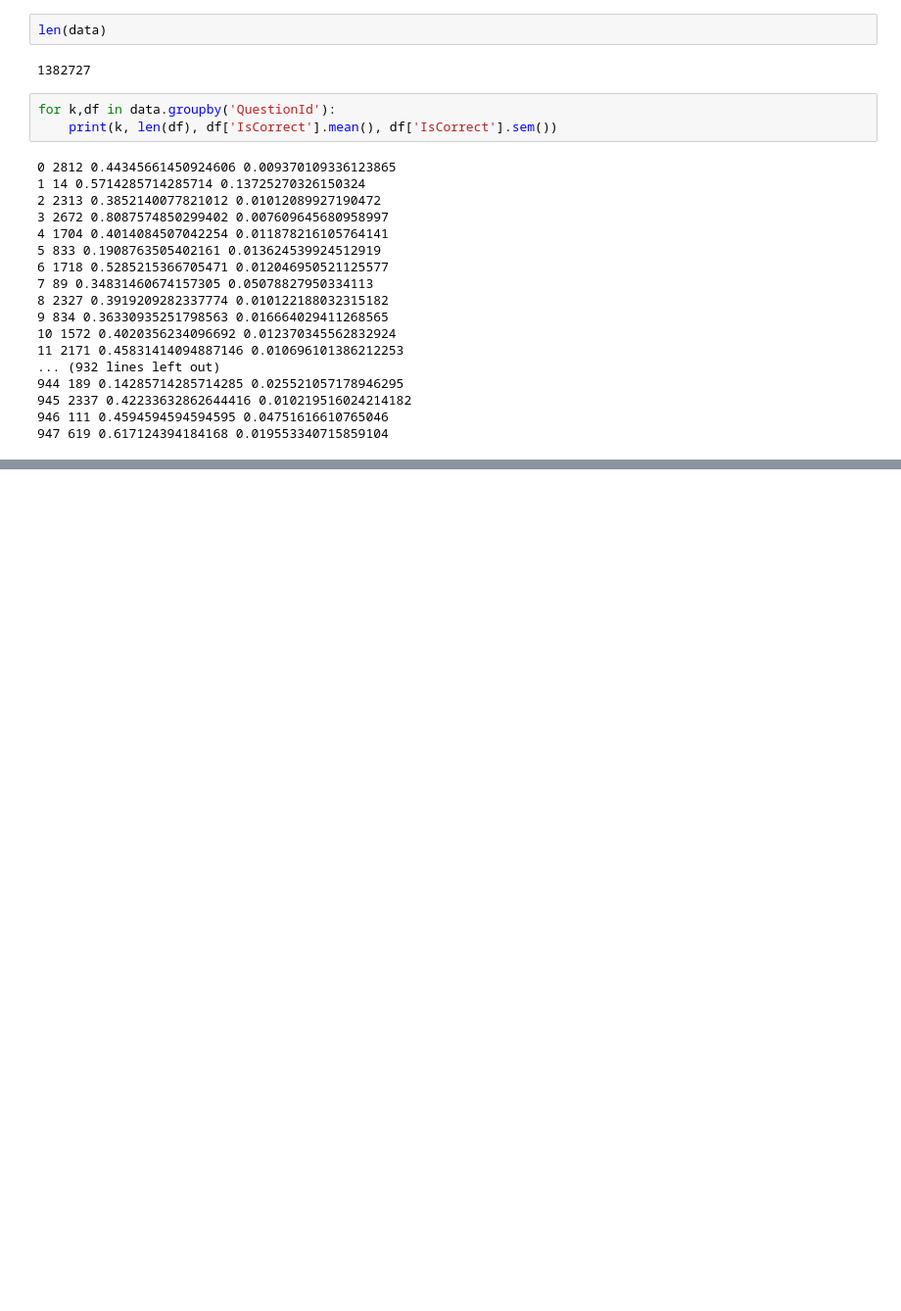
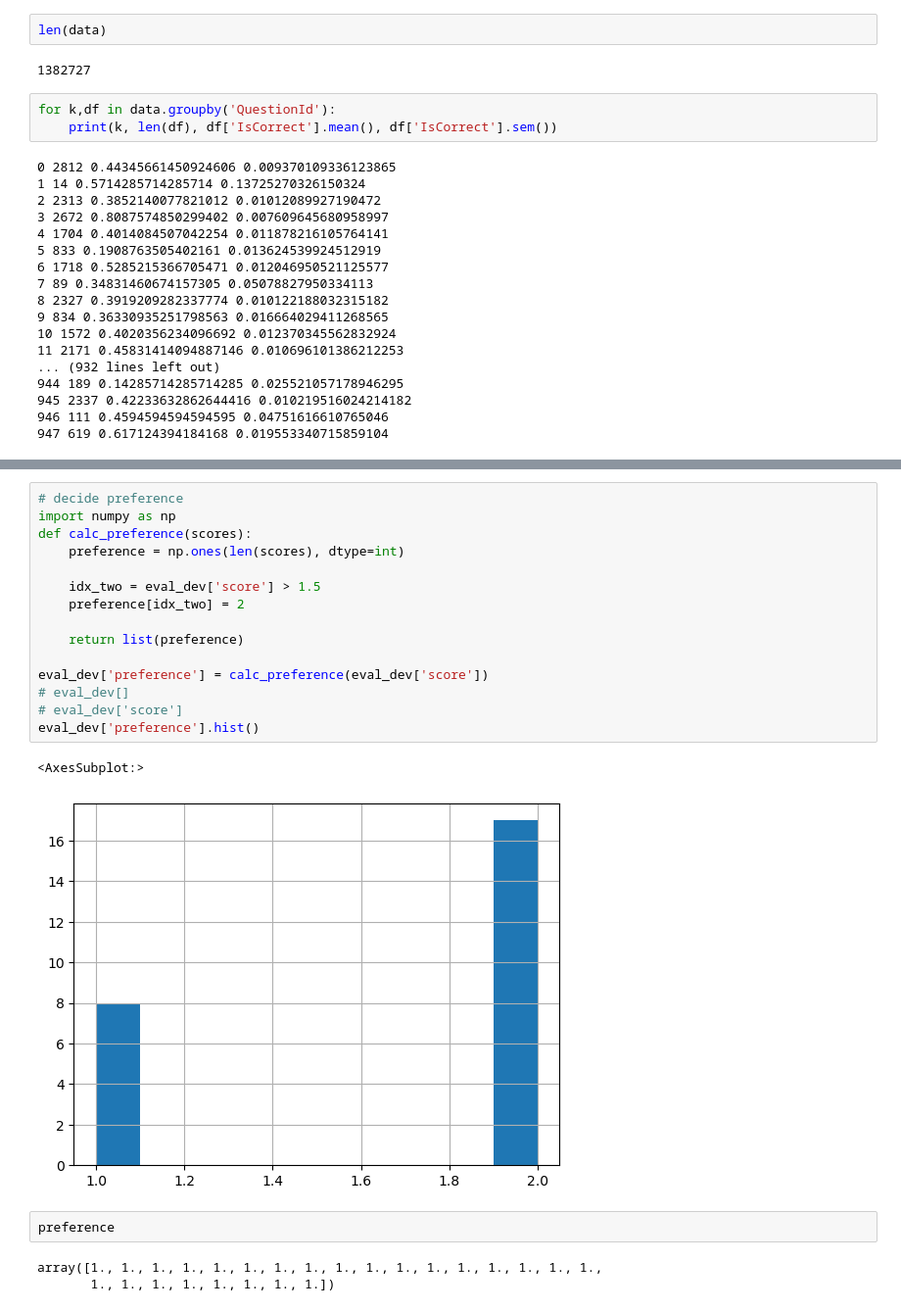
Before and after one commit to ssuai/question_quality_assessment, a Jupyter notebook: task3_eda.ipynb, the cells around one changed output, grey strips where cells are left out. Shown at 98% size. Saved outputs shown, nothing was run; the diff lists cells and outputs as text; blank space fills up the shorter version.

```diff
--- a/task3_eda.ipynb
+++ b/task3_eda.ipynb
@@ -50 +57,24 @@ test_public.head()
+# %%
+# decide preference
+import numpy as np
+def calc_preference(scores):
+    preference = np.ones(len(scores), dtype=int)
+
+    idx_two = eval_dev['score'] > 1.5
+    preference[idx_two] = 2
+
+    return list(preference)
+
+eval_dev['preference'] = calc_preference(eval_dev['score'])
+# eval_dev[]
+# eval_dev['score']
+eval_dev['preference'].hist()
+# %% [output]
+<AxesSubplot:>
+[figure, added]
+# %%
+preference
+# %% [output]
+array([1., 1., 1., 1., 1., 1., 1., 1., 1., 1., 1., 1., 1., 1., 1., 1., 1.,
+       1., 1., 1., 1., 1., 1., 1., 1.])
 # %%
```
Also changed, not shown: parts of 8 cells of this notebook.
